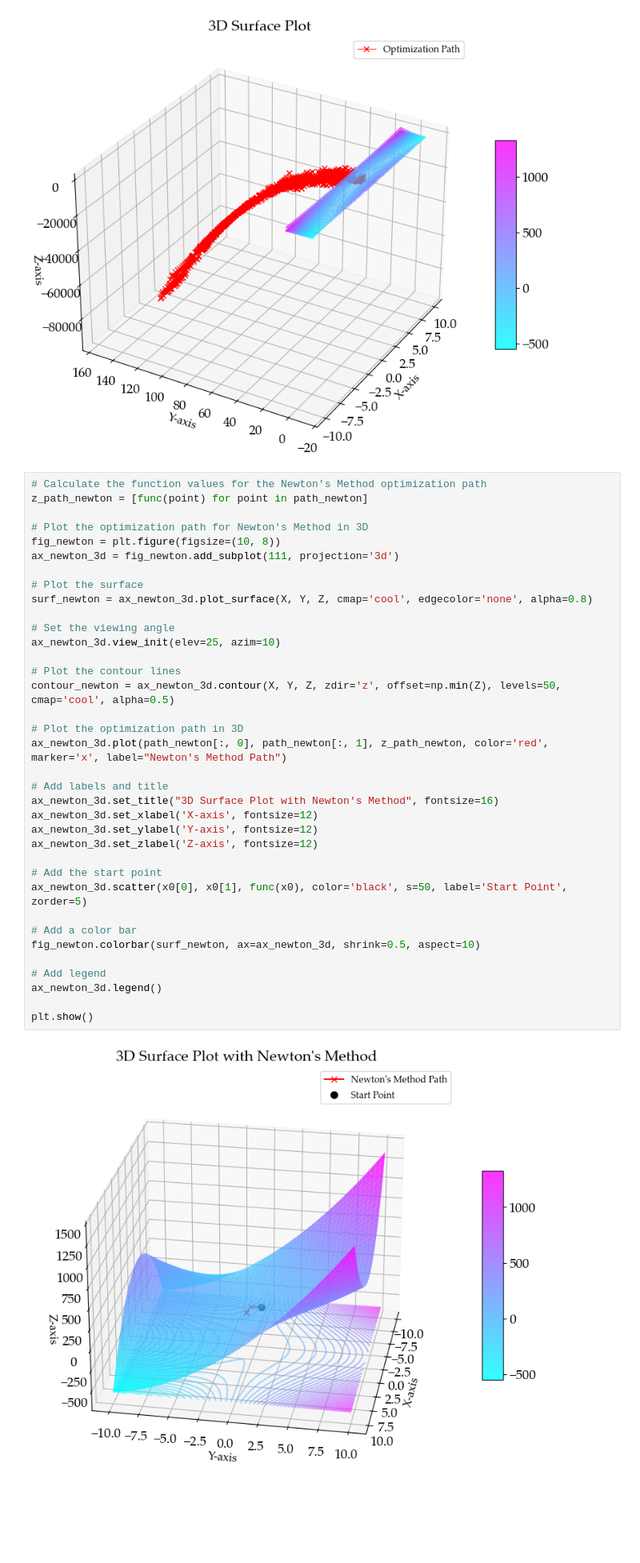
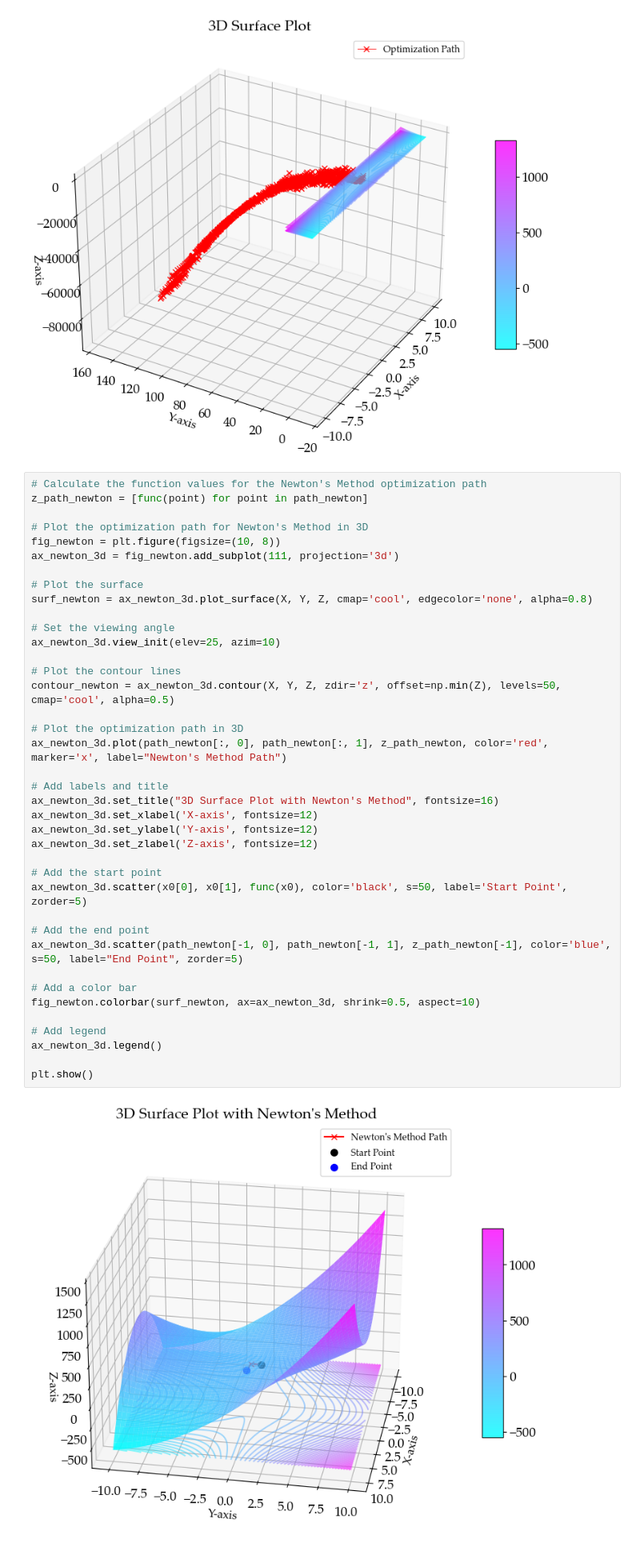
Before and after one commit to fegara/W11-Code, a Jupyter notebook: Assign.ipynb, the cells around one changed output. Shown at 80% size. Cells and saved outputs as stored; diff of their text form; blank space fills up the shorter version.

```diff
--- a/Assign.ipynb
+++ b/Assign.ipynb
@@ -273,34 +279,37 @@ ax_newton_3d = fig_newton.add_subplot(111, projection='3d')
 
 # Plot the surface
 surf_newton = ax_newton_3d.plot_surface(X, Y, Z, cmap='cool', edgecolor='none', alpha=0.8)
 
 # Set the viewing angle
 ax_newton_3d.view_init(elev=25, azim=10)
 
 # Plot the contour lines
 contour_newton = ax_newton_3d.contour(X, Y, Z, zdir='z', offset=np.min(Z), levels=50, cmap='cool', alpha=0.5)
 
 # Plot the optimization path in 3D
 ax_newton_3d.plot(path_newton[:, 0], path_newton[:, 1], z_path_newton, color='red', marker='x', label="Newton's Method Path")
 
 # Add labels and title
 ax_newton_3d.set_title("3D Surface Plot with Newton's Method", fontsize=16)
 ax_newton_3d.set_xlabel('X-axis', fontsize=12)
 ax_newton_3d.set_ylabel('Y-axis', fontsize=12)
 ax_newton_3d.set_zlabel('Z-axis', fontsize=12)
 
 # Add the start point
 ax_newton_3d.scatter(x0[0], x0[1], func(x0), color='black', s=50, label='Start Point', zorder=5)
 
+# Add the end point
+ax_newton_3d.scatter(path_newton[-1, 0], path_newton[-1, 1], z_path_newton[-1], color='blue', s=50, label="End Point", zorder=5)
+
 # Add a color bar
 fig_newton.colorbar(surf_newton, ax=ax_newton_3d, shrink=0.5, aspect=10)
 
 # Add legend
 ax_newton_3d.legend()
 
 plt.show()
 # %% [output]
-[figure, old version]
+[figure, new version]
 # %%
 import matplotlib.pyplot as plt
 from mpl_toolkits.mplot3d import Axes3D
```
Also changed, not shown: parts of 2 cells of this notebook.
